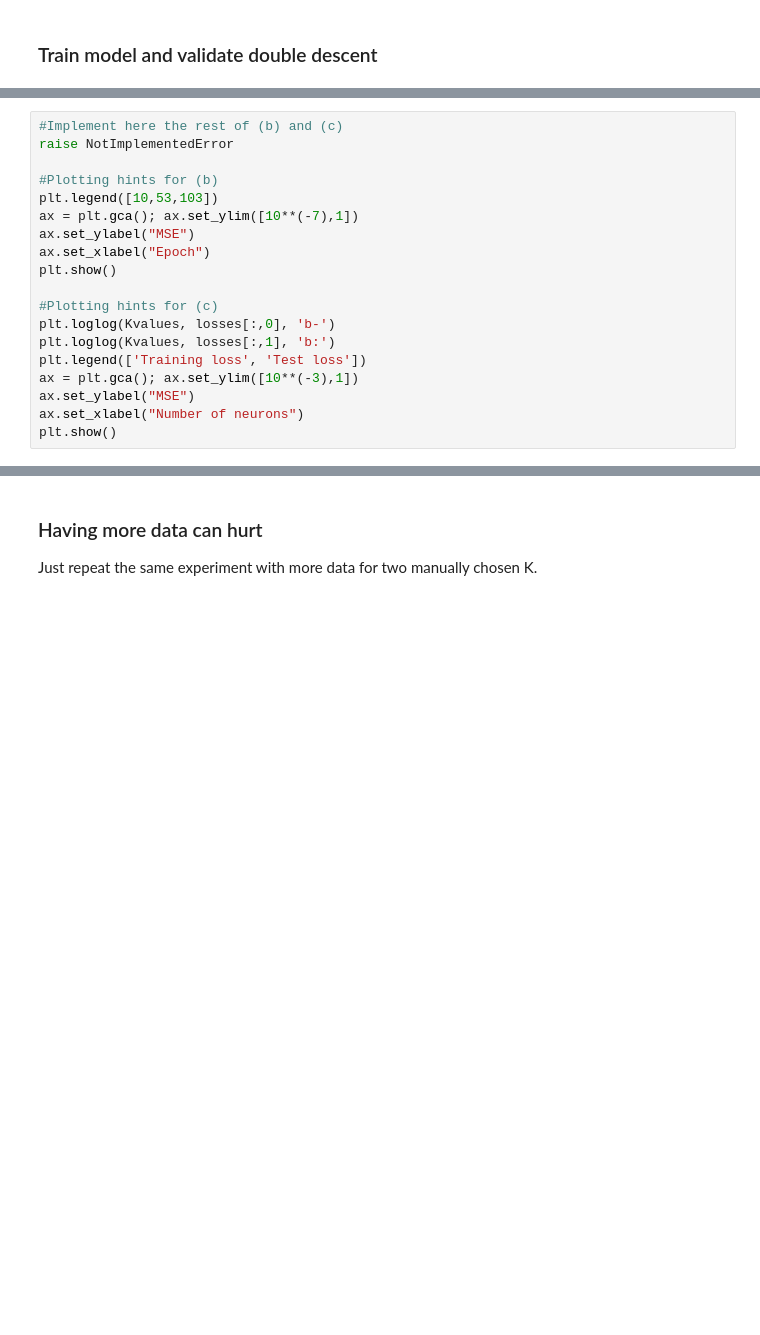
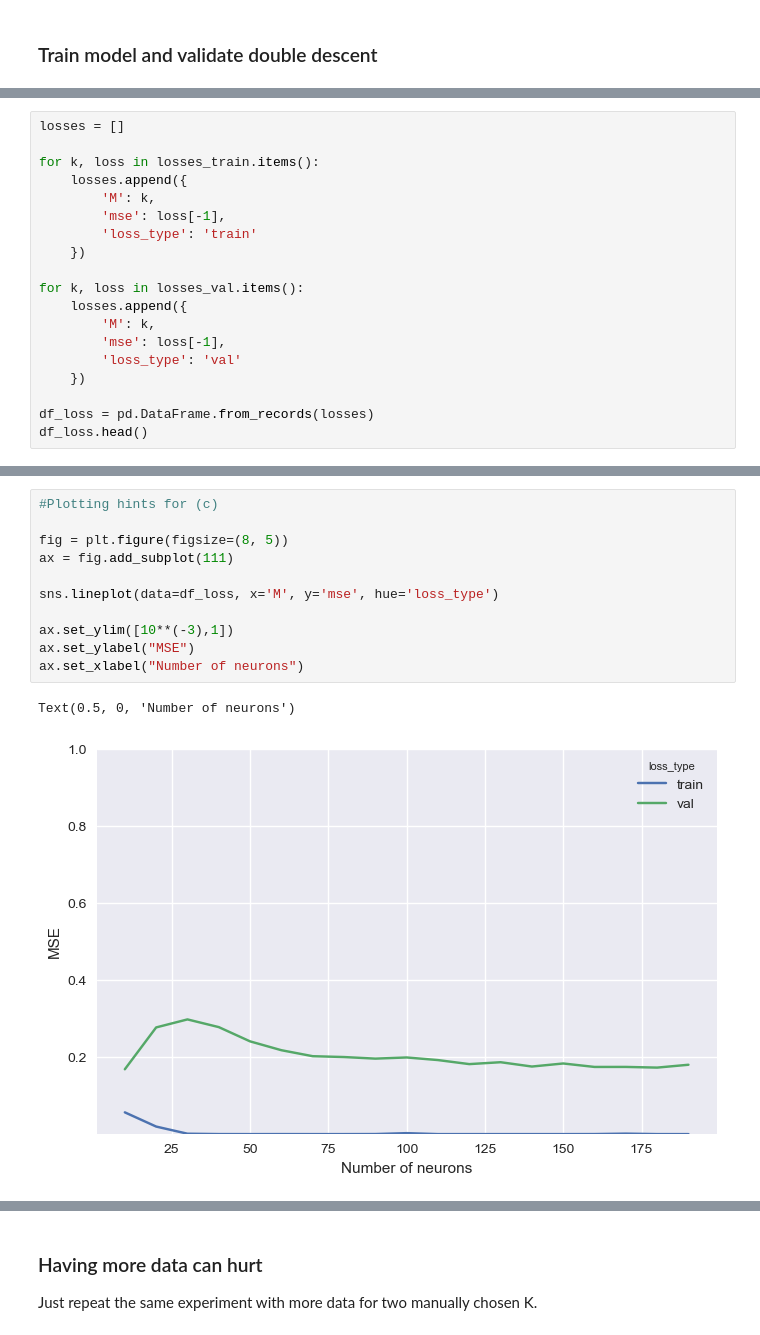
Before and after one commit to hoanghl/master-hw, a Jupyter notebook: exercise_2/exercise_2_template.ipynb, the cells around one changed output, grey strips where cells are left out. Drawn from its saved outputs; the diff is of its cells as text; blank space fills up the shorter version.

```diff
--- a/exercise_2/exercise_2_template.ipynb
+++ b/exercise_2/exercise_2_template.ipynb
@@ -37,0 +160,19 @@ class regression(nn.Module):
+# %%
+losses = []
+
+for k, loss in losses_train.items():
+    losses.append({
+        'M': k,
+        'mse': loss[-1],
+        'loss_type': 'train'
+    })
+
+for k, loss in losses_val.items():
+    losses.append({
+        'M': k,
+        'mse': loss[-1],
+        'loss_type': 'val'
+    })
+
+df_loss = pd.DataFrame.from_records(losses)
+df_loss.head()
@@ -38,19 +186,14 @@ class regression(nn.Module):
 # %%
-#Implement here the rest of (b) and (c)
-raise NotImplementedError
+#Plotting hints for (c)
 
-#Plotting hints for (b)
-plt.legend([10,53,103])
-ax = plt.gca(); ax.set_ylim([10**(-7),1])
-ax.set_ylabel("MSE")
-ax.set_xlabel("Epoch")
-plt.show()
+fig = plt.figure(figsize=(8, 5))
+ax = fig.add_subplot(111)
 
-#Plotting hints for (c)
-plt.loglog(Kvalues, losses[:,0], 'b-')
-plt.loglog(Kvalues, losses[:,1], 'b:')
-plt.legend(['Training loss', 'Test loss'])
-ax = plt.gca(); ax.set_ylim([10**(-3),1])
+sns.lineplot(data=df_loss, x='M', y='mse', hue='loss_type')
+
+ax.set_ylim([10**(-3),1])
 ax.set_ylabel("MSE")
 ax.set_xlabel("Number of neurons")
-plt.show()
+# %% [output]
+Text(0.5, 0, 'Number of neurons')
+[figure, added]
```
Also changed, not shown: parts of 25 cells of this notebook, 3 other files.
